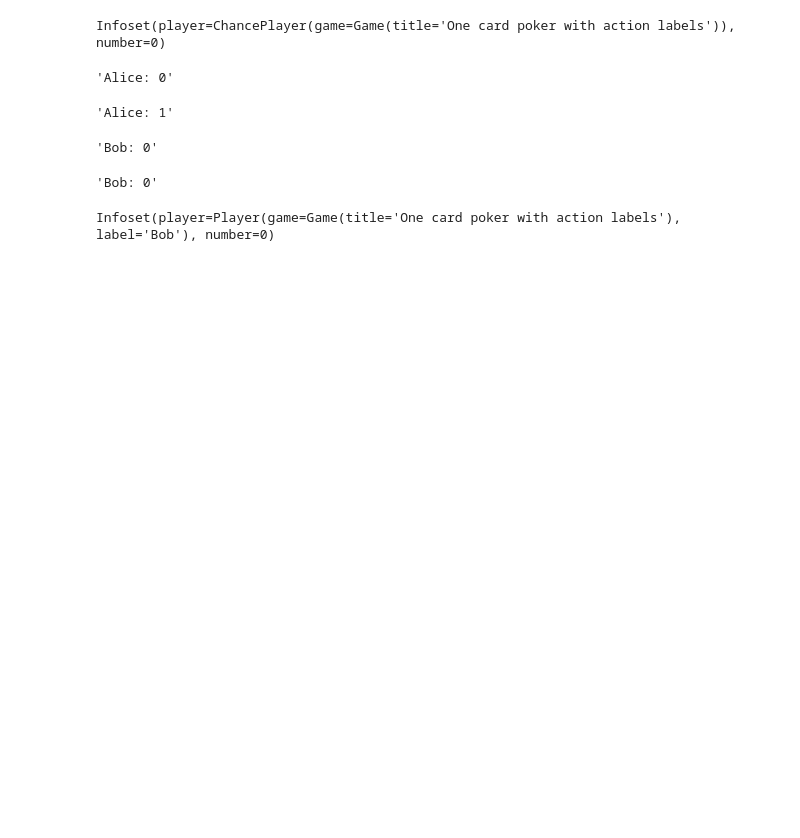
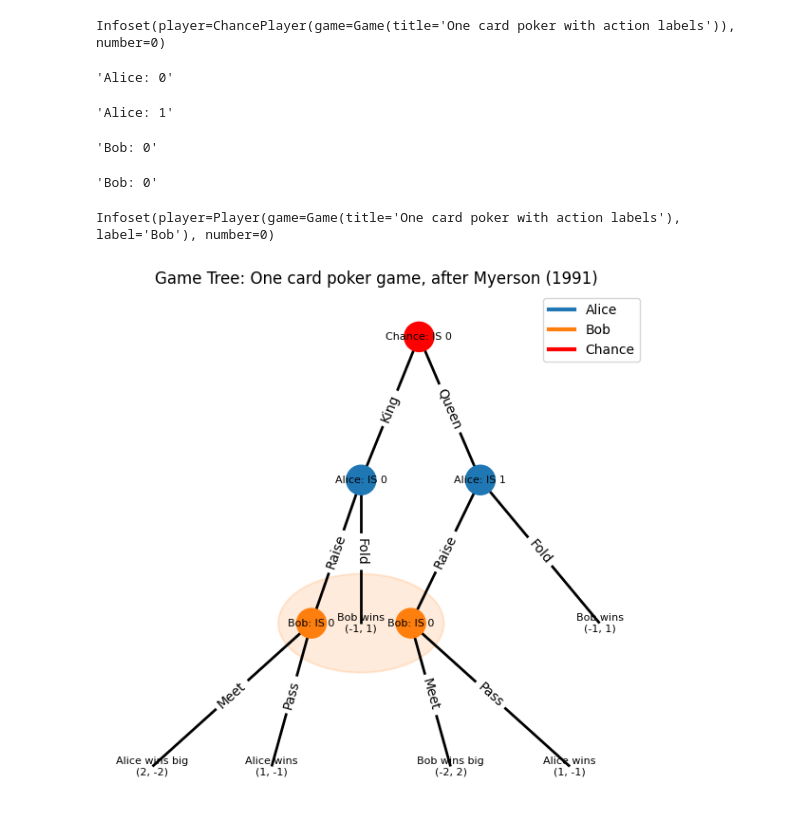
Before and after one commit to gambitproject/gambit, a Jupyter notebook: doc/tutorials/display_test.ipynb, the cells around one changed output. Drawn from its saved outputs; the diff is of its cells as text; code cells hidden in the pictures; blank space fills up the shorter version.

Commit message:
prevent edges overlapping

```diff
--- a/doc/tutorials/display_test.ipynb
+++ b/doc/tutorials/display_test.ipynb
@@ -102,3 +94,16 @@ f"{node.infoset.player.label}: {node.infoset.number}"
 node.infoset
 # %% [output]
 Infoset(player=Player(game=Game(title='One card poker with action labels'), label='Bob'), number=0)
+# %%
+# Test the improved layout - reload the module to get the latest changes
+import importlib
+import extensive_display
+importlib.reload(extensive_display)
+
+# Re-import the function
+from extensive_display import plot_gambit_tree
+
+# Test with the poker game that had overlapping edges
+plot_gambit_tree(poker_g)
+# %% [output]
+[figure, added]
```
Also changed, not shown: parts of 3 cells of this notebook, 1 other file.
